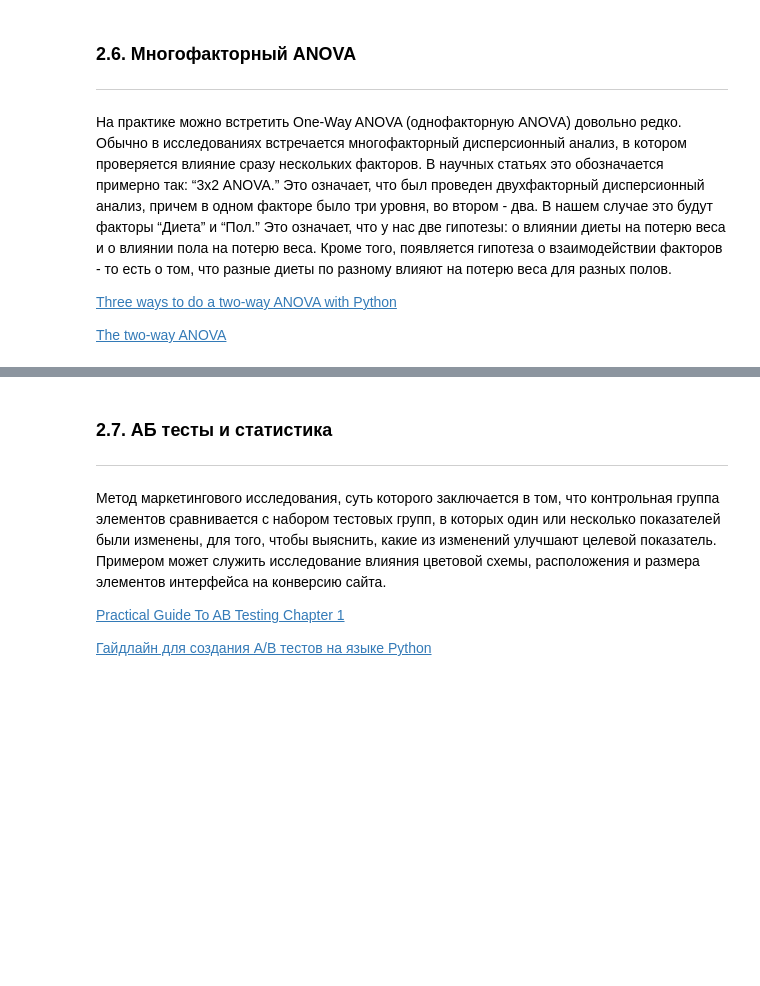
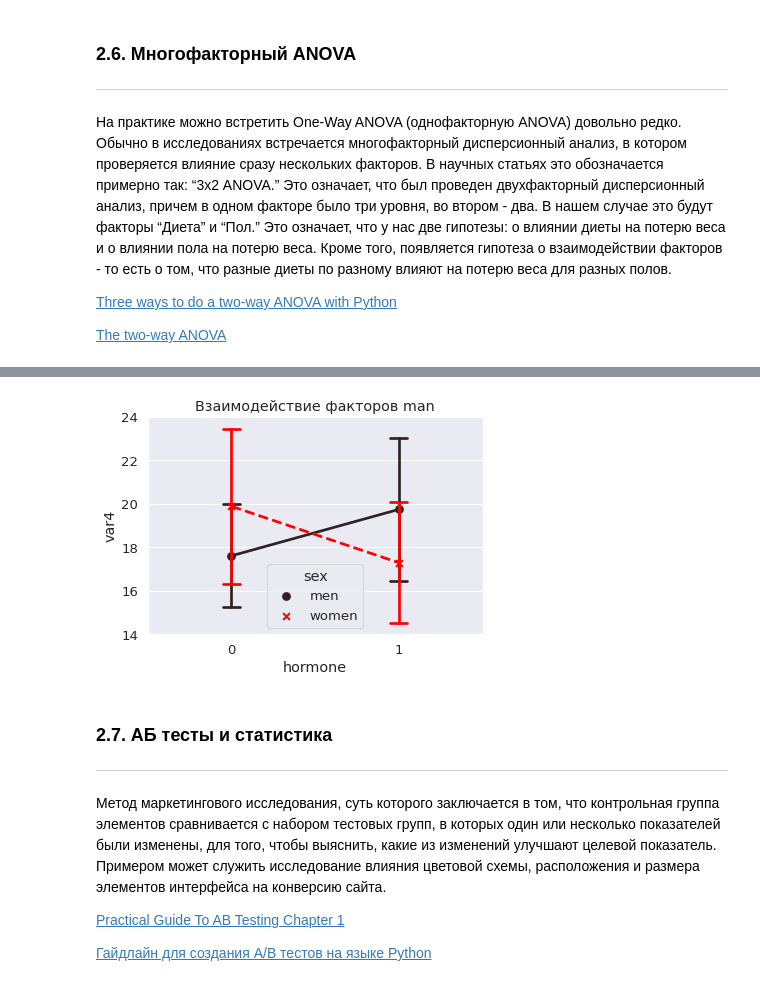
Before and after one commit to joewebkid/basics_of_statistics, a Jupyter notebook: part_1/2_Сравнение_средних.ipynb, the cells around one changed output, grey strips where cells are left out. Cells and saved outputs as stored; diff of their text form; code cells hidden in the pictures; blank space fills up the shorter version.

```diff
--- a/part_1/2_Сравнение_средних.ipynb
+++ b/part_1/2_Сравнение_средних.ipynb
@@ -736,0 +742,13 @@ Residual  1590.257424  60        NaN         NaN
+# %%
+import pandas as pd
+from statsmodels.formula.api import ols
+from statsmodels.stats.anova import anova_lm
+# https://www.statsmodels.org/stable/index.html
+
+URL = 'https://stepik.org/media/attachments/lesson/9250/birds.csv'
+data = pd.read_csv(URL)
+
+formula = 'var4 ~ C(hormone) + C(sex) + C(hormone):C(sex)'
+model = ols(formula, data).fit()
+aov_table = anova_lm(model, typ=2)
+aov_table
@@ -737,3 +761,24 @@ Residual  1590.257424  60        NaN         NaN
+# %%
+import pandas as pd
+import numpy as np
+# import pingouin as pg
+import seaborn as sns
+import matplotlib.pyplot as plt
+
+# linked_data = {"man":data[data['sex']==1], "wo"}
+data.loc[data['sex']==0, 'sex'] = "women"
+data.loc[data['sex']==1, 'sex'] = "men"
+sns.set(context='notebook', font_scale=1.2)
+sns.pointplot(data=data, x='hormone', y='var4', capsize=.1, ci='sd', color="red", hue="sex",markers=["o", "x"],linestyles=["-", "--"])
+plt.ylim(14, 24)
+_ = plt.title('Взаимодействие факторов man')
+
+# sns.set(context='notebook', font_scale=1.2)
+# sns.pointplot(data=df[df['sex']==0], x='hormone', y='var4', capsize=.1, ci='sd')
+# plt.ylim(14, 24)
+# _ = plt.title('Взаимодействие факторов woman')
+# %% [output]
+[figure, added]
 # %% [markdown]
 ### 2.7. АБ тесты и статистика
 ***
```
Also changed, not shown: parts of 6 cells of this notebook.
